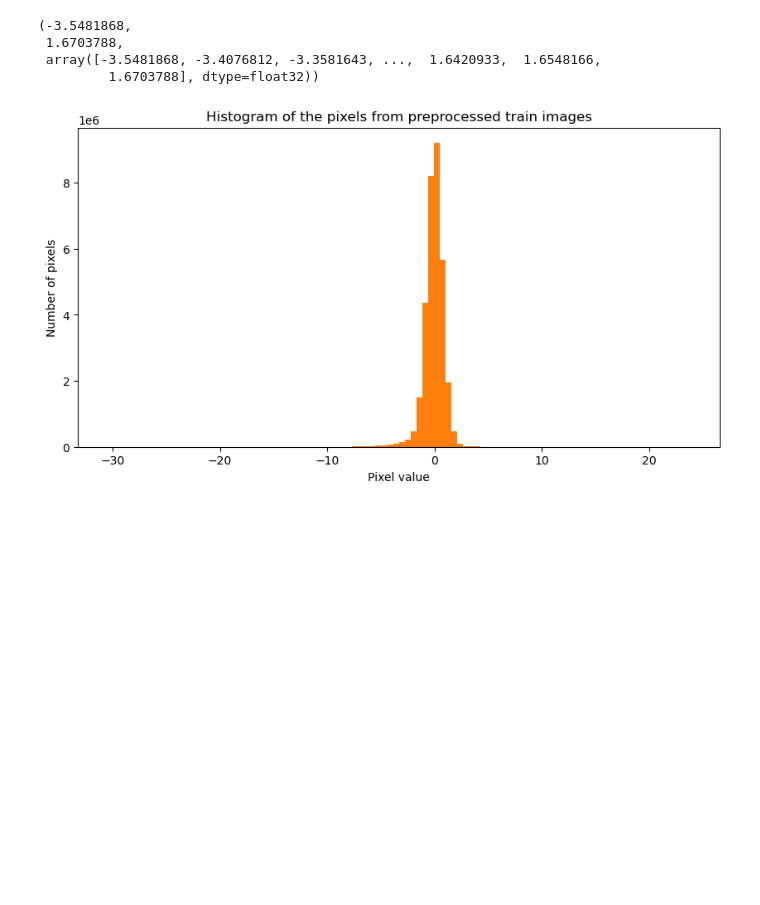
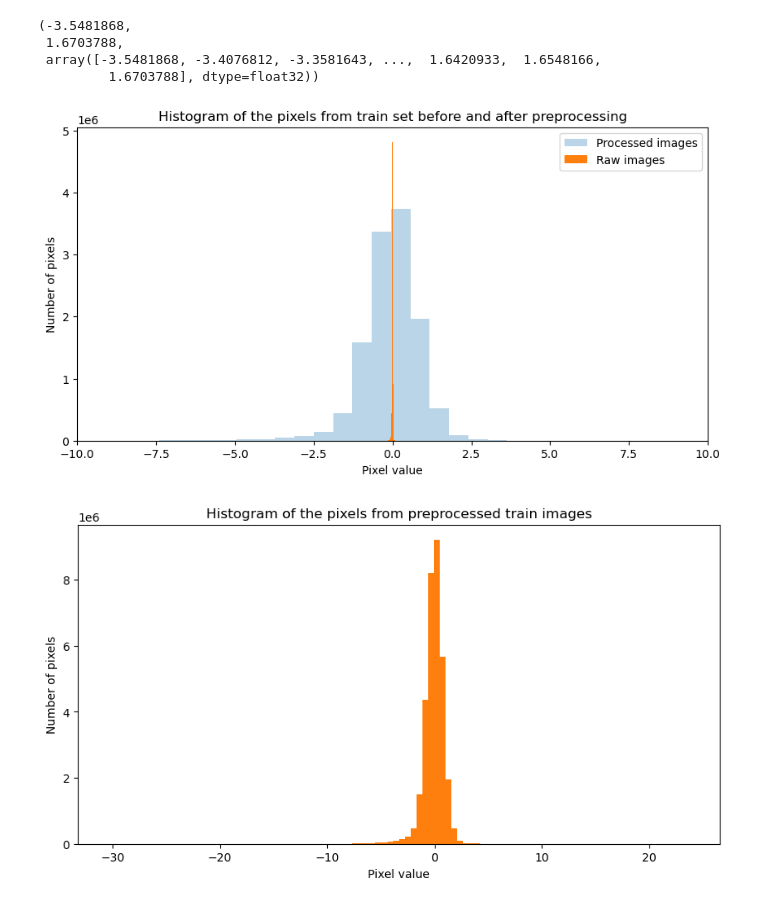
Before and after one commit to HipPilchen/ENS-data-challenge-CorroSeg, a Jupyter notebook: data_analysis.ipynb, the cells around one changed output. Saved outputs shown, nothing was run; the diff lists cells and outputs as text; code cells hidden in the pictures; blank space fills up the shorter version.

Commit message:
improve data analysis

```diff
--- a/data_analysis.ipynb
+++ b/data_analysis.ipynb
@@ -428,6 +437,46 @@ np.min(img),np.max(img), np.unique(img)
  1.6703788,
  array([-3.5481868, -3.4076812, -3.3581643, ...,  1.6420933,  1.6548166,
          1.6703788], dtype=float32))
+# %%
+file_names = os.listdir('data/raw/images_train')
+images_train = []
+count_outliers = 0
+for img_name in tqdm(file_names):
+    # print(img_name)
+    img = np.load(os.path.join('data/raw/images_train',
+                               img_name))
+    if img.min() < -100:
+        count_outliers += 1
+
+    images_train.append(img)
+flat_list_img_train = np.array(images_train).flatten()
+cleaned_img = np.nan_to_num(flat_list_img_train)
+
+
+
+file_names = os.listdir('data/processed/images_train')
+images_trainp = []
+count_outliers = 0
+for img_name in tqdm(file_names):
+    # print(img_name)
+    img = torch.load(os.path.join('data/processed/images_train',
+                               img_name))
+
+    images_trainp.append(img)
+flat_imgs = np.array(images_trainp).flatten()
+# %%
+
+plt.figure(figsize=(10, 5))
+plt.hist(flat_imgs[flat_imgs>-100]  , bins=100, alpha=0.3, label='Processed images')
+plt.hist(cleaned_img[cleaned_img > -100], bins=100, label='Raw images')
+plt.title('Histogram of the pixels from train set before and after preprocessing')
+plt.xlabel('Pixel value')
+plt.ylabel('Number of pixels')
+plt.xlim(-10, 10)
+plt.legend()
+plt.show()
+# %% [output]
+[figure, added]
 # %%
 imgs = []
 for img, mask, well in train_dataloader:
```
Also changed, not shown: parts of 6 cells of this notebook, 6 other files.
